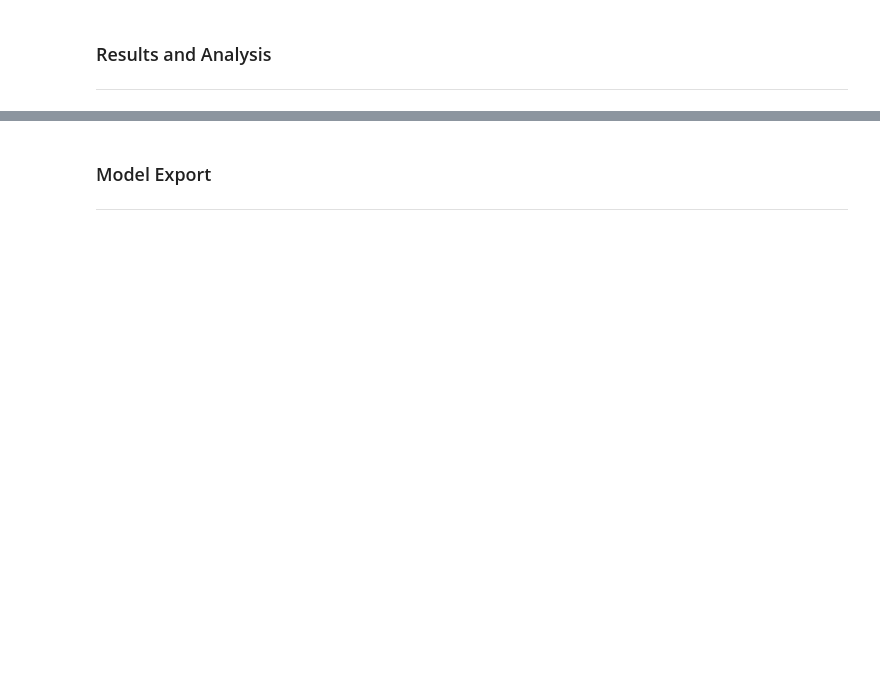
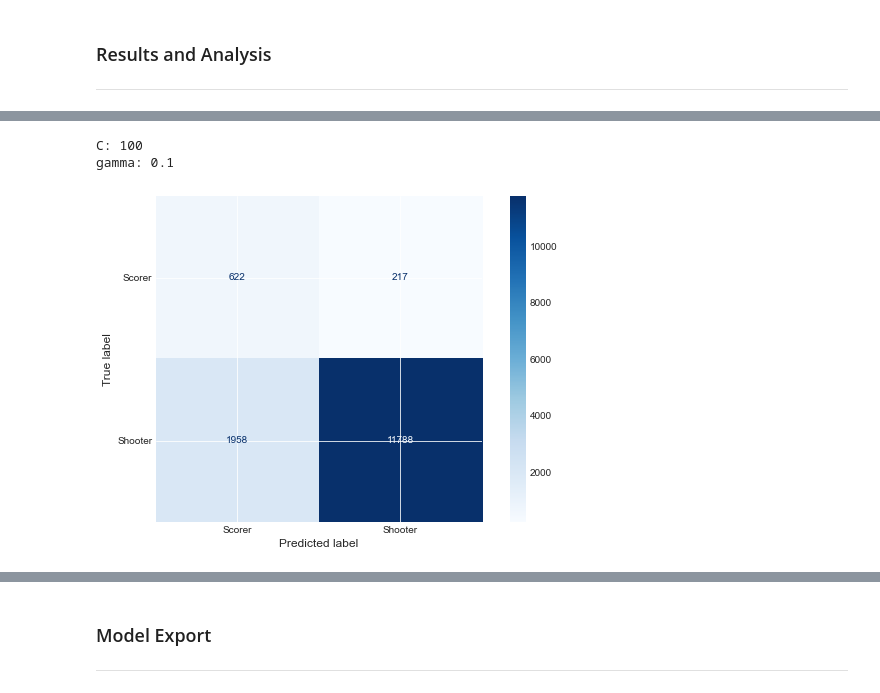
Before and after one commit to tangtan2/50_In_07, a Jupyter notebook: python/src/notebooks/goal_success_classification.ipynb, the cells around one changed output, grey strips where cells are left out. Cells and saved outputs as stored; diff of their text form; code cells hidden in the pictures; blank space fills up the shorter version.

```diff
--- a/python/src/notebooks/goal_success_classification.ipynb
+++ b/python/src/notebooks/goal_success_classification.ipynb
@@ -253,0 +377,13 @@ ___
+# %%
+# confusion matrix for svm model with best hyperparameters on all data
+print('C:', best_c_value)
+print('gamma:', best_gamma_value)
+disp = metrics.plot_confusion_matrix(pipeline_svm,
+                                     X,
+                                     y,
+                                     display_labels=['Scorer', 'Shooter'],
+                                     cmap=plt.cm.Blues)
+# %% [output]
+C: 100
+gamma: 0.1
+[figure, added]
```
Also changed, not shown: parts of 25 cells of this notebook, 1 other file.
